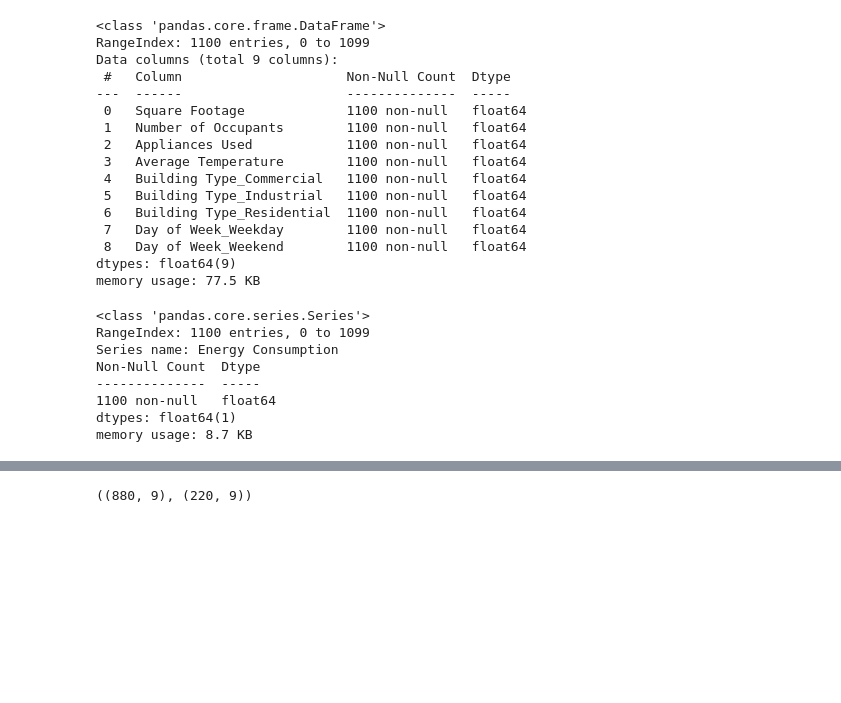
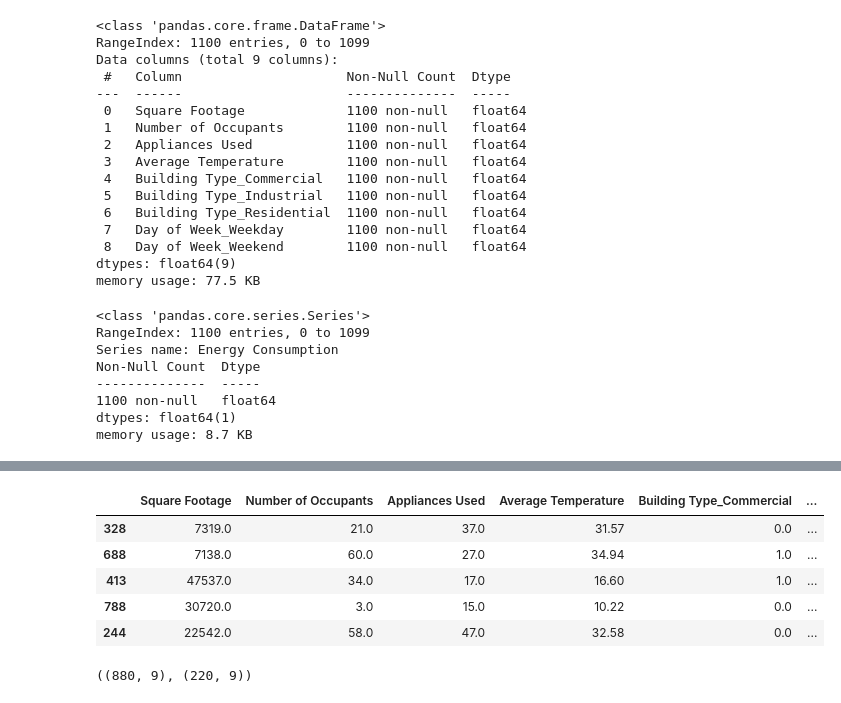
Before and after one commit to hng011/energy-consumption-forecast, a Jupyter notebook: notebooks/elasticnet_regr.ipynb, the cells around one changed output, grey strips where cells are left out. Saved outputs shown, nothing was run; the diff lists cells and outputs as text; code cells hidden in the pictures; blank space fills up the shorter version.

```diff
--- a/notebooks/elasticnet_regr.ipynb
+++ b/notebooks/elasticnet_regr.ipynb
@@ -363,3 +372,12 @@ X_train, X_test, y_train, y_test = train_test_split(X, y, test_size=.2, random_s
+# %%
+X_test.head()
+# %% [output]
+|  | Square Footage | Number of Occupants | Appliances Used | Average Temperature | Building Type_Commercial | ... |
+| 328 | 7319.0 | 21.0 | 37.0 | 31.57 | 0.0 | ... |
+| 688 | 7138.0 | 60.0 | 27.0 | 34.94 | 1.0 | ... |
+| 413 | 47537.0 | 34.0 | 17.0 | 16.60 | 1.0 | ... |
+| 788 | 30720.0 | 3.0 | 15.0 | 10.22 | 0.0 | ... |
+| 244 | 22542.0 | 58.0 | 47.0 | 32.58 | 0.0 | ... |
 # %%
 X_train.shape, X_test.shape
 # %% [output]
```
Also changed, not shown: parts of 21 cells of this notebook, 6 other files.
